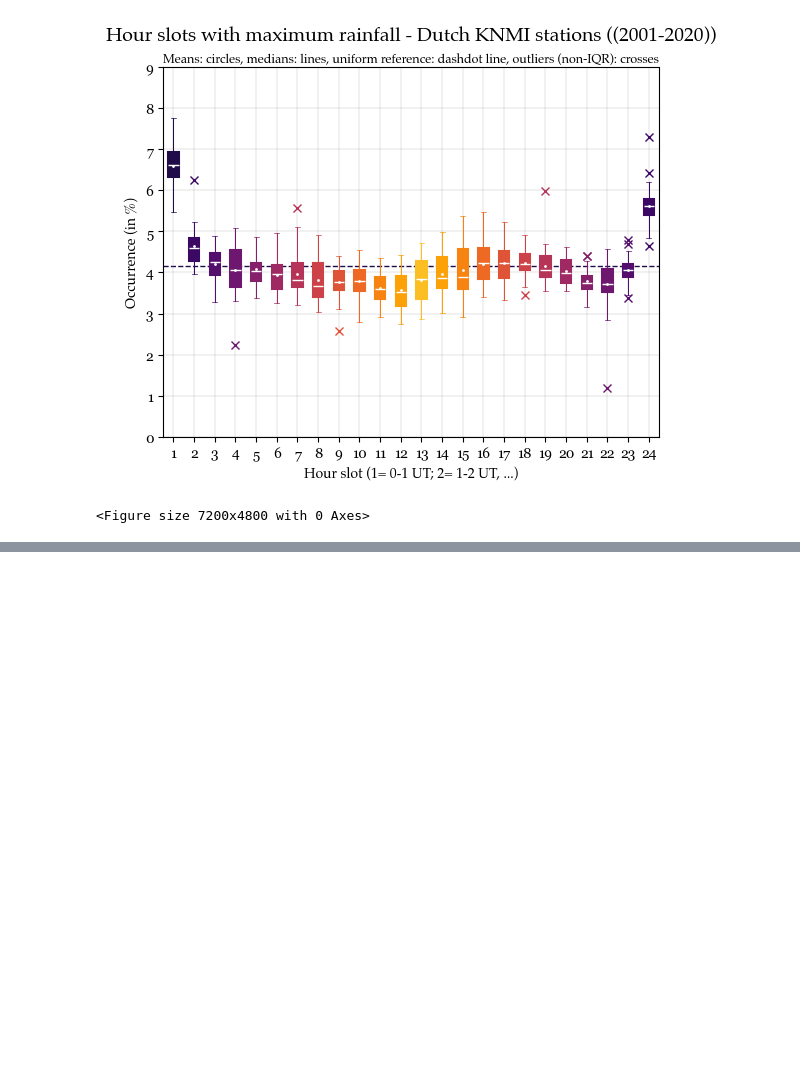
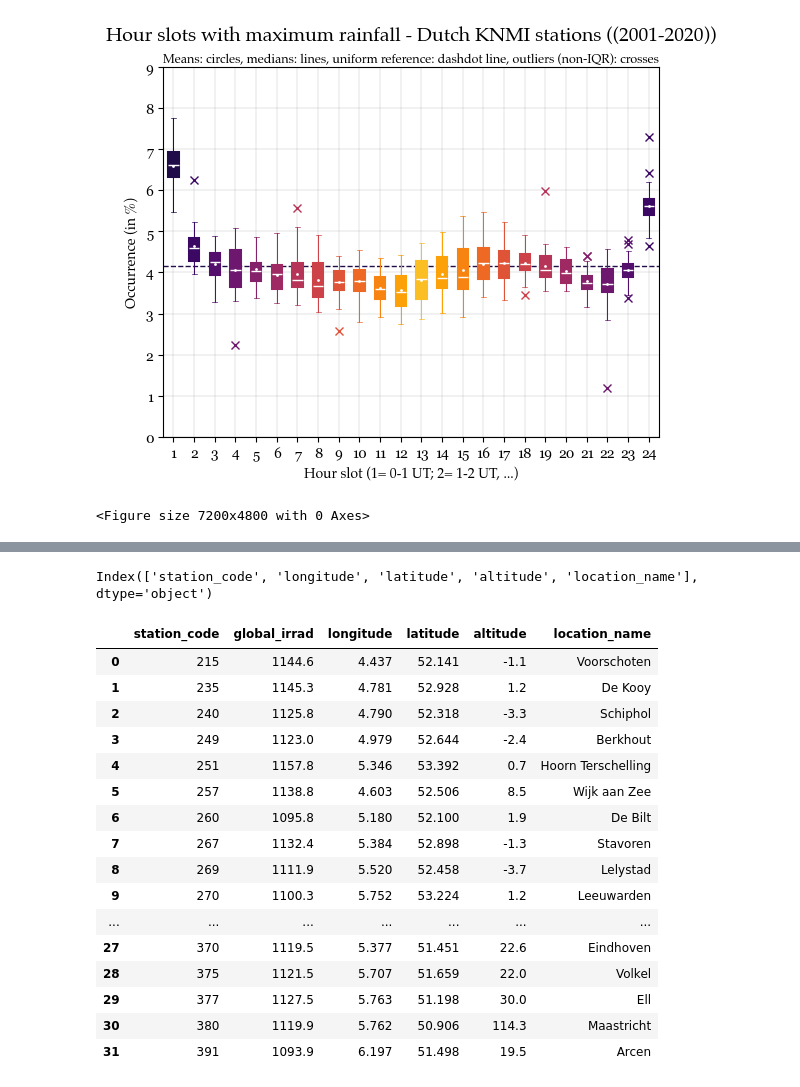
Before and after one commit to tomrooijakkers/data-science-portfolio, a Jupyter notebook: knmi-weather/02-knmi_data_visualization.ipynb, the cells around one changed output, grey strips where cells are left out. Drawn from its saved outputs; the diff is of its cells as text; code cells hidden in the pictures; blank space fills up the shorter version.

```diff
--- a/knmi-weather/02-knmi_data_visualization.ipynb
+++ b/knmi-weather/02-knmi_data_visualization.ipynb
@@ -596,0 +696,4 @@ plt.show()
+# %%
+# Only keep stations with <1% of missing data days
+filter_cond = df_irrad_pivot.isnull().mean() < .01
+df_irrad_sel = df_irrad_pivot.loc[:, filter_cond]
@@ -596,0 +706,9 @@ plt.show()
+# %%
+# Now, convert J/cm2 to kWh/m2 and sum to totals
+conv_to_kwh_m2 = 1 / 360
+df_solar = (df_irrad_sel.sum()
+            * conv_to_kwh_m2).round(1)
+
+# Convert pd.Series to pd.DataFrame
+df_solar = (df_solar.to_frame(name="global_irrad")
+            .reset_index())
@@ -596,0 +736,31 @@ plt.show()
+# %%
+# Get cleaned station (meta)data for adding lon, lat-data
+df_stns = knmi_meteo_ingest.knmi_load_meteo_stations()
+df_stns = knmi_meteo_transform.transform_stations(df_stns)
+
+df_stns
+# %% [output]
+Index(['station_code', 'longitude', 'latitude', 'altitude', 'location_name'], dtype='object')
+# %%
+# Merge station location (meta)data to our results
+df_solar_stns = df_solar.merge(df_stns, how="left",
+                               on="station_code")
+df_solar_stns
+# %% [output]
+|  | station_code | global_irrad | longitude | latitude | altitude | location_name |
+| 0 | 215 | 1144.6 | 4.437 | 52.141 | -1.1 | Voorschoten |
+| 1 | 235 | 1145.3 | 4.781 | 52.928 | 1.2 | De Kooy |
+| 2 | 240 | 1125.8 | 4.790 | 52.318 | -3.3 | Schiphol |
+| 3 | 249 | 1123.0 | 4.979 | 52.644 | -2.4 | Berkhout |
+| 4 | 251 | 1157.8 | 5.346 | 53.392 | 0.7 | Hoorn Terschelling |
+| 5 | 257 | 1138.8 | 4.603 | 52.506 | 8.5 | Wijk aan Zee |
+| 6 | 260 | 1095.8 | 5.180 | 52.100 | 1.9 | De Bilt |
+| 7 | 267 | 1132.4 | 5.384 | 52.898 | -1.3 | Stavoren |
+| 8 | 269 | 1111.9 | 5.520 | 52.458 | -3.7 | Lelystad |
+| 9 | 270 | 1100.3 | 5.752 | 53.224 | 1.2 | Leeuwarden |
+| ... | ... | ... | ... | ... | ... | ... |
+| 27 | 370 | 1119.5 | 5.377 | 51.451 | 22.6 | Eindhoven |
+| 28 | 375 | 1121.5 | 5.707 | 51.659 | 22.0 | Volkel |
+| 29 | 377 | 1127.5 | 5.763 | 51.198 | 30.0 | Ell |
+| 30 | 380 | 1119.9 | 5.762 | 50.906 | 114.3 | Maastricht |
+| 31 | 391 | 1093.9 | 6.197 | 51.498 | 19.5 | Arcen |
```
Also changed, not shown: parts of 27 cells of this notebook, 3 other files.
